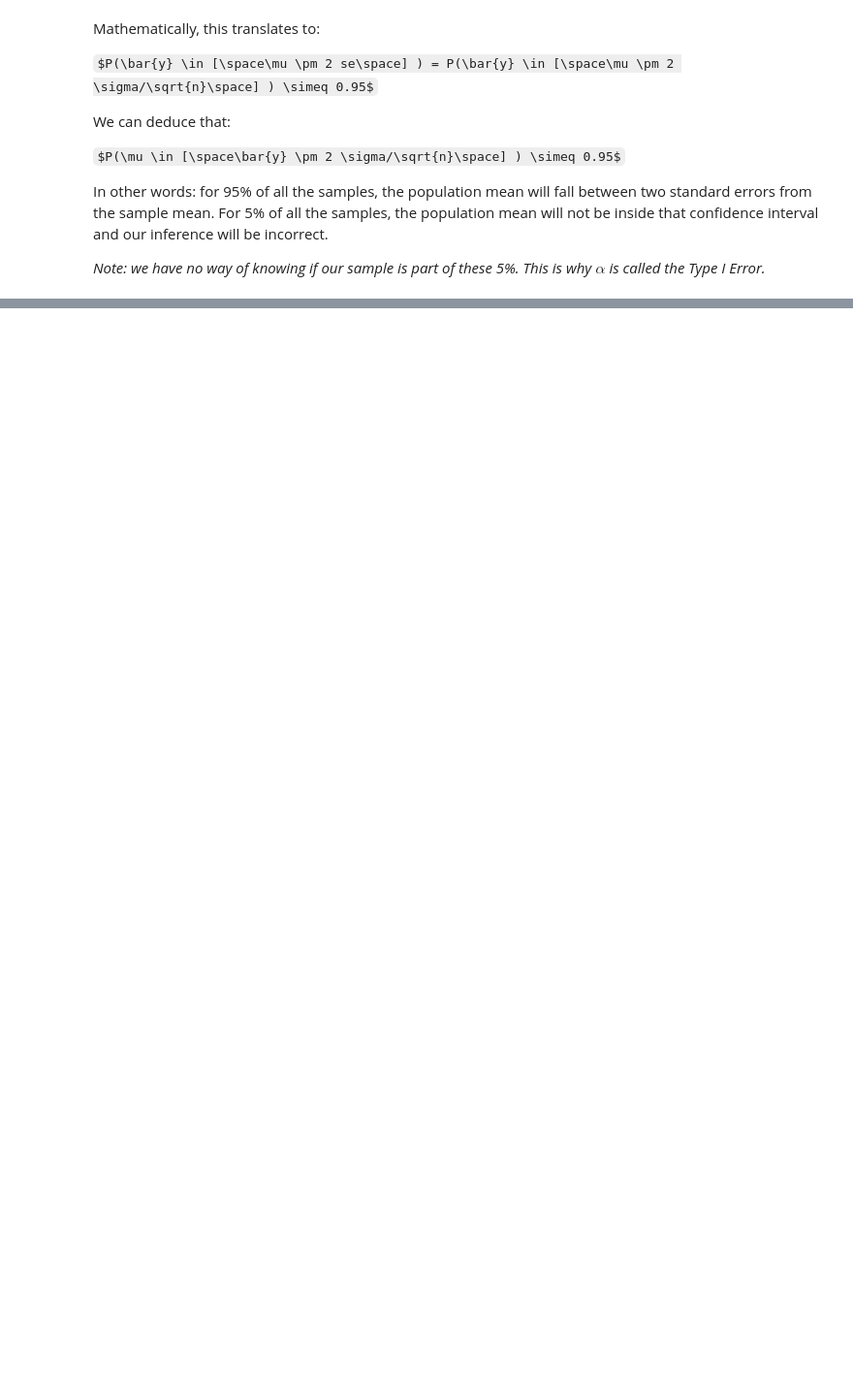
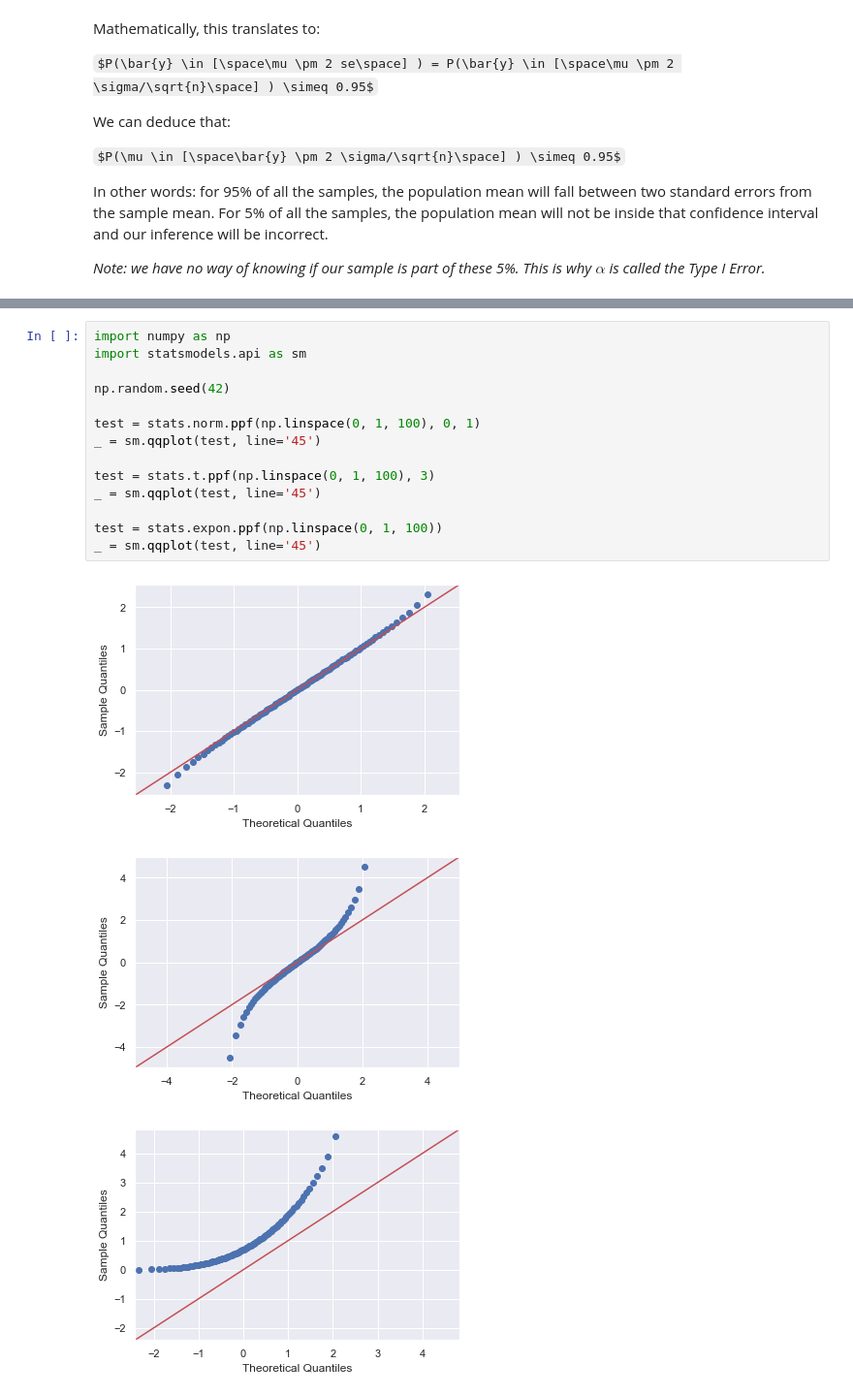
Before and after one commit to sebastienplat/sebastienplat.github.io, a Jupyter notebook: _drafts/notebooks/statistical-analysis/2e-assumptions-of-normality.ipynb, the cells around one changed output, grey strips where cells are left out. Shown at 97% size. Saved outputs shown, nothing was run; the diff lists cells and outputs as text; some formulas as TeX source; blank space fills up the shorter version.

```diff
--- a/_drafts/notebooks/statistical-analysis/2e-assumptions-of-normality.ipynb
+++ b/_drafts/notebooks/statistical-analysis/2e-assumptions-of-normality.ipynb
@@ -137,0 +152,18 @@ ___
+# %%
+import numpy as np
+import statsmodels.api as sm
+
+np.random.seed(42)
+
+test = stats.norm.ppf(np.linspace(0, 1, 100), 0, 1)
+_ = sm.qqplot(test, line='45')
+
+test = stats.t.ppf(np.linspace(0, 1, 100), 3)
+_ = sm.qqplot(test, line='45')
+
+test = stats.expon.ppf(np.linspace(0, 1, 100))
+_ = sm.qqplot(test, line='45')
+# %% [output]
+[figure, added]
+[figure, added]
+[figure, added]
```
Also changed, not shown: parts of 9 cells of this notebook, 2 other files.
